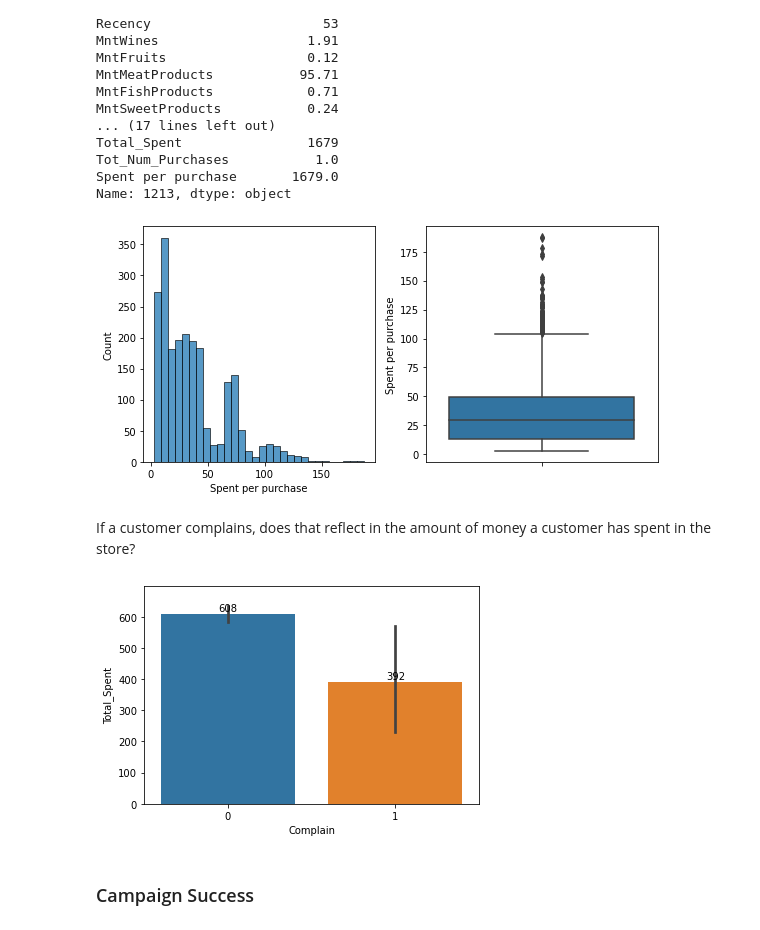
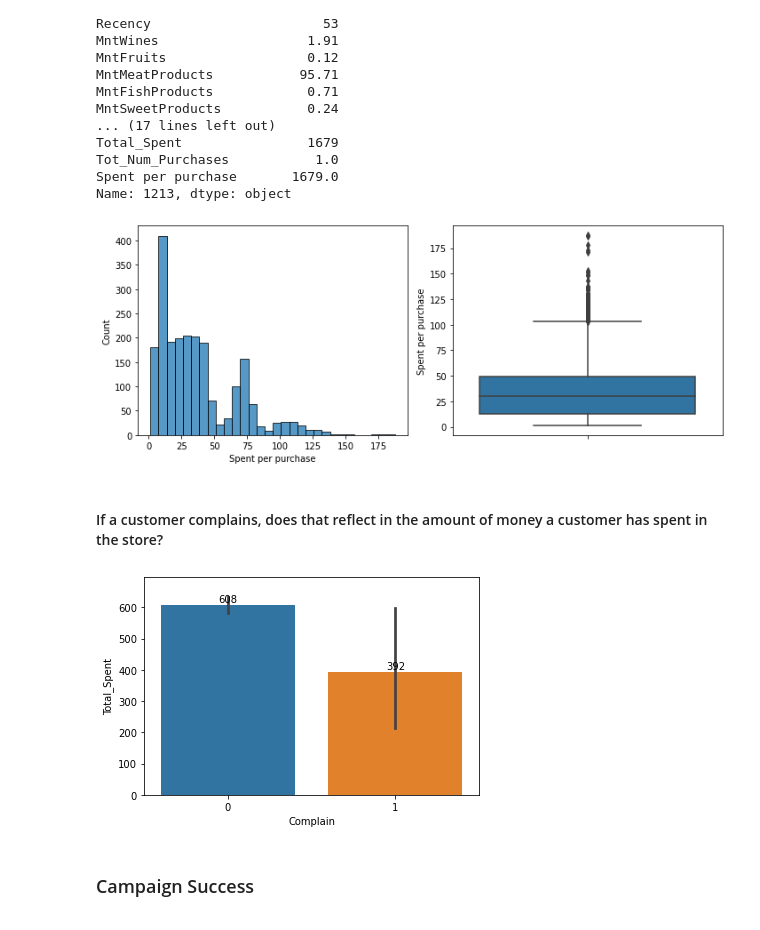
Before and after one commit to jma199/business-marketing-case-study, a Jupyter notebook: 1 eda.ipynb, the cells around one changed output. Cells and saved outputs as stored; diff of their text form; code cells hidden in the pictures.

```diff
--- a/1 eda.ipynb
+++ b/1 eda.ipynb
@@ -440,7 +440,7 @@ len(data[data['Tot_Num_Purchases'] == 0])
 # %%
 # What is the average number of purchases for customers
 data['Tot_Num_Purchases'].replace(0, np.nan, inplace=True)
-data['Tot_Num_Purchases'].fillna(data['Tot_Num_Purchases'].mode(), inplace=True)
-len(data[data['Tot_Num_Purchases'] == 0])
+data['Tot_Num_Purchases'].fillna(data['Tot_Num_Purchases'].mode().iloc[0], inplace=True)
+len(data[data['Tot_Num_Purchases'].isna()])
 # %% [output]
 0
@@ -531,15 +516,15 @@ Name: 1213, dtype: object
 # drop item that is outlier
 data.drop(index=1213, inplace=True)
 # %%
-fig, ax = plt.subplots(1,2, figsize = (8, 4))
+fig, ax = plt.subplots(1,2, figsize = (10, 4))
 sns.histplot(x="Spent per purchase", data=data, bins=30, ax=ax[0])
 sns.boxplot(y="Spent per purchase", data=data, ax=ax[1])
 plt.tight_layout()
 plt.show()
 # %% [output]
-[figure, old version]
+[figure, new version]
 # %% [markdown]
-If a customer complains, does that reflect in the amount of money a customer has spent in the store?
+#### If a customer complains, does that reflect in the amount of money a customer has spent in the store?
 # %%
 fig, ax = plt.subplots(figsize = (6,4))
 sns.barplot(x="Complain", y="Total_Spent", data=data)
@@ -548,7 +533,7 @@ for p in ax.containers:
 ax.margins(y=0.1)
 plt.show()
 # %% [output]
-[figure, old version]
+[figure, new version]
 # %% [markdown]
 ### Campaign Success
 # %%
```
Also changed, not shown: parts of 9 cells of this notebook.
